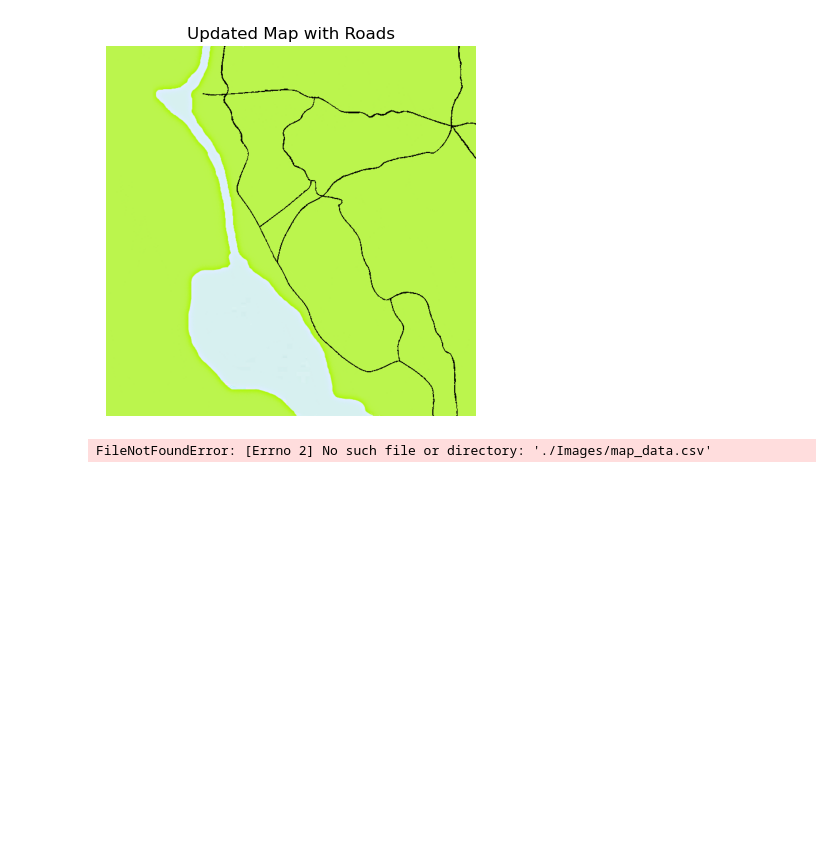
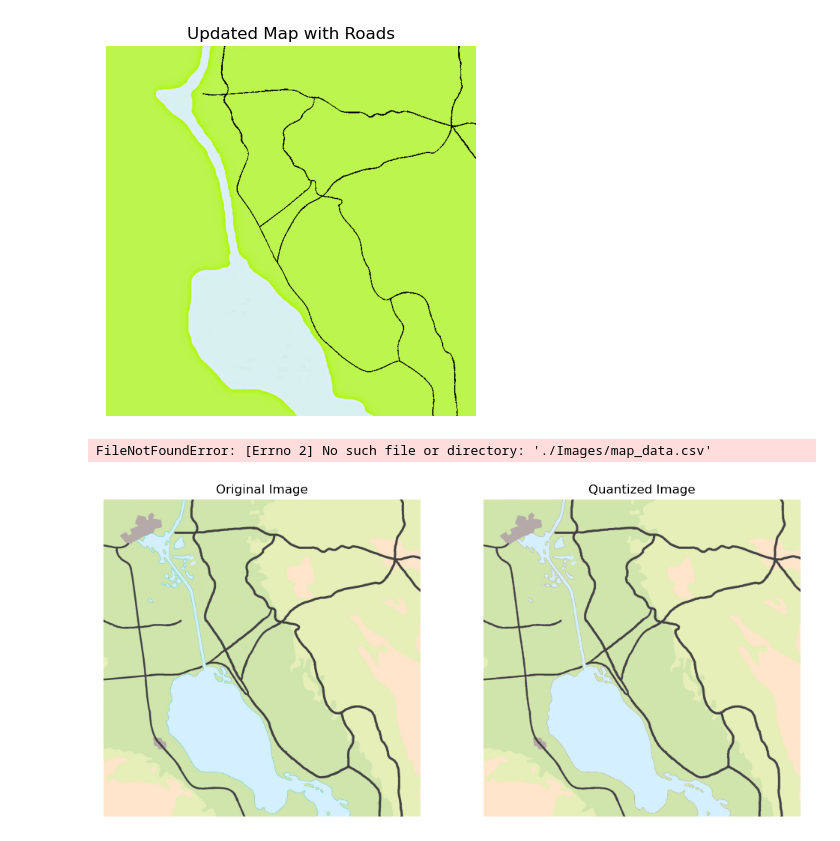
Before and after one commit to EHaarer/Simulating-Battle-of-Chinese-Farm, a Jupyter notebook: CreateMap.ipynb, the cells around one changed output. Cells and saved outputs as stored; diff of their text form; code cells hidden in the pictures; blank space fills up the shorter version.

Commit message:
Update - Images

```diff
--- a/CreateMap.ipynb
+++ b/CreateMap.ipynb
@@ -84,3 +84,56 @@ with open(csv_path, "w", newline="") as csvfile:
 print(f"CSV file saved at {csv_path}")
 # %% [output]
 FileNotFoundError: [Errno 2] No such file or directory: './Images/map_data.csv'
+# %%
+import numpy as np
+import cv2
+from scipy.spatial import KDTree
+from PIL import Image
+import matplotlib.pyplot as plt
+
+# Define the color palette (RGB format)
+palette = np.array([
+    (212, 240, 254),
+    (208, 229, 172),
+    (230, 239, 184),
+    (255, 229, 202),
+    (181, 170, 168),
+    (66, 66, 66)
+])
+
+# Load the image
+image_path = "./Images/final battlemap input 1024.png"
+image = Image.open(image_path).convert("RGB")  # Ensure it's in RGB format
+image_array = np.array(image)
+
+# Flatten image array for processing
+pixels = image_array.reshape(-1, 3)
+
+# Use KDTree to efficiently find the closest color in the palette
+kdtree = KDTree(palette)
+_, indices = kdtree.query(pixels)
+
+# Replace colors with closest palette colors
+new_pixels = palette[indices]
+
+# Reshape back to original image shape
+new_image_array = new_pixels.reshape(image_array.shape)
+
+# Convert back to image format and save
+new_image = Image.fromarray(new_image_array.astype(np.uint8))
+output_path = "./Images/finalbattlemap_quantized.png"
+new_image.save(output_path)
+
+# Display the original and quantized images
+fig, ax = plt.subplots(1, 2, figsize=(12, 6))
+ax[0].imshow(image)
+ax[0].set_title("Original Image")
+ax[0].axis("off")
+
+ax[1].imshow(new_image)
+ax[1].set_title("Quantized Image")
+ax[1].axis("off")
+
+plt.show()
+# %% [output]
+[figure, added]
```
Also changed, not shown: 8 other files.
